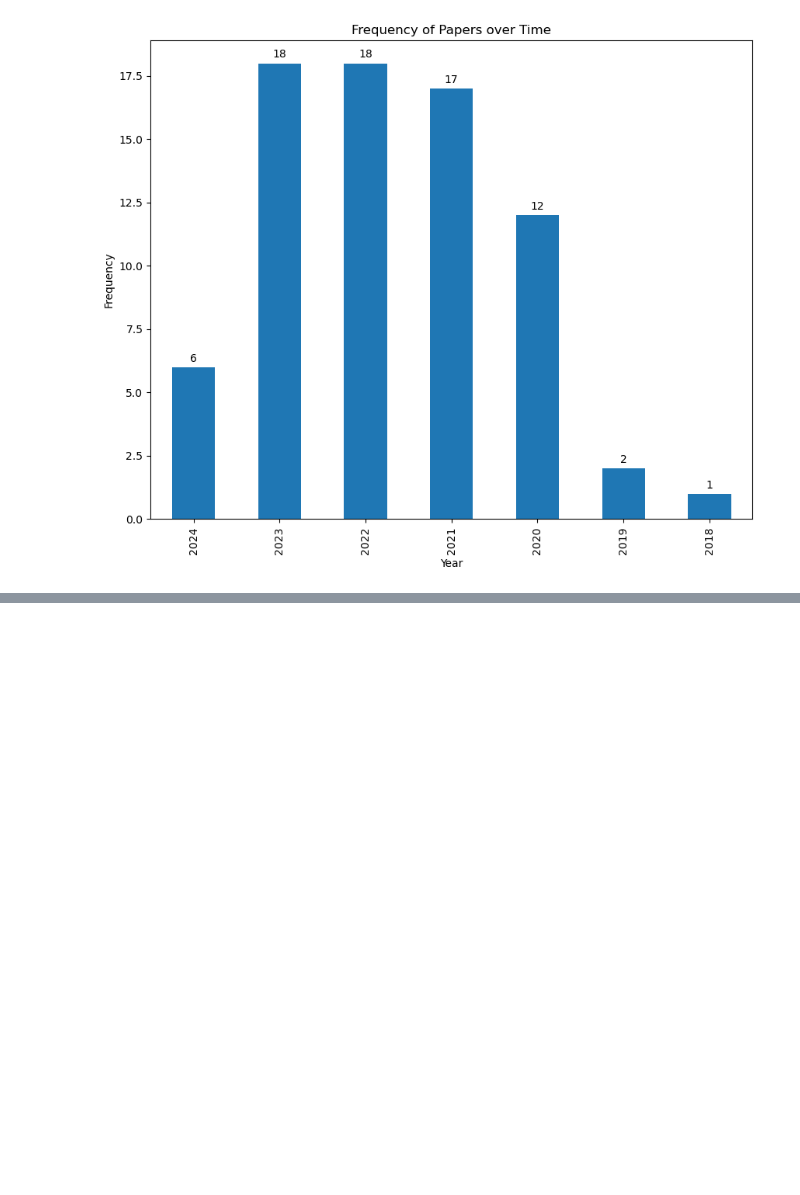
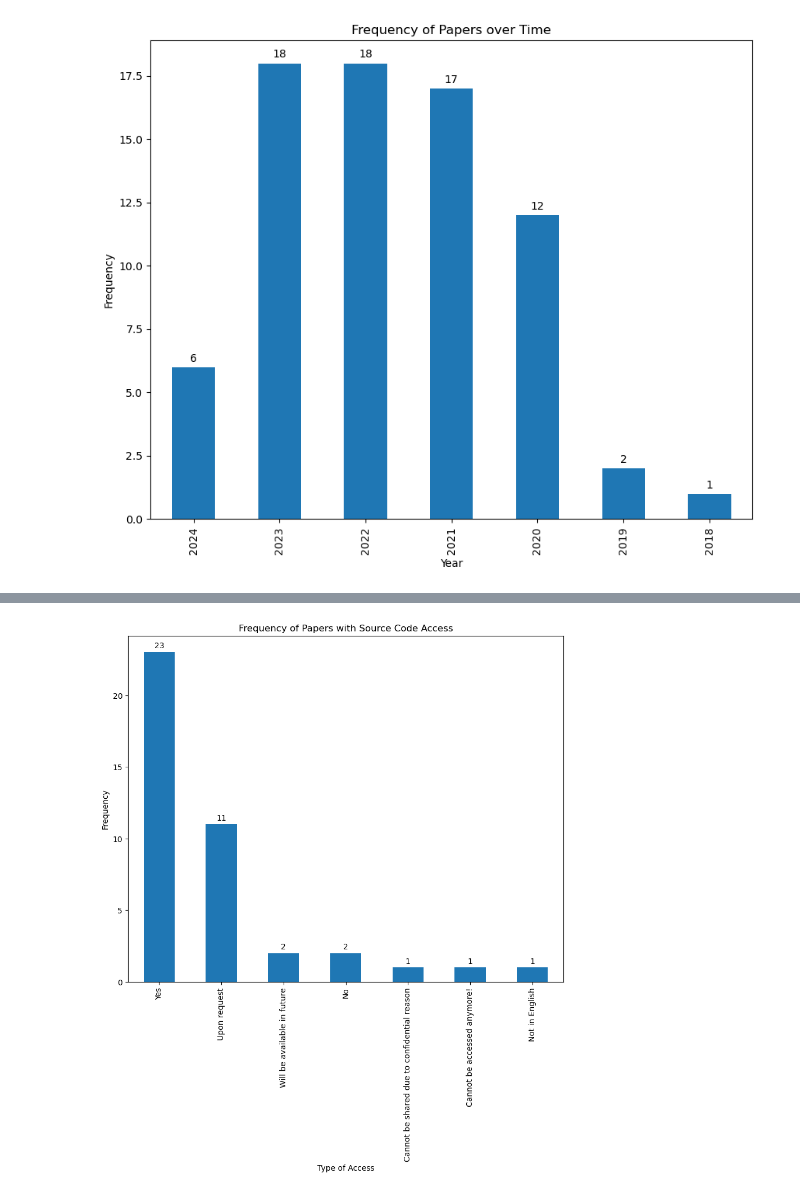
Before and after one commit to pythonhealthdatascience/stress_update, a Jupyter notebook: Analysis.ipynb, the cells around one changed output, grey strips where cells are left out. Cells and saved outputs as stored; diff of their text form; code cells hidden in the pictures; blank space fills up the shorter version.

```diff
--- a/Analysis.ipynb
+++ b/Analysis.ipynb
@@ -127,0 +202,16 @@ See the caveats in the documentation: https://pandas.pydata.org/pandas-docs/stab
+# %%
+Code_Access_freq = USED_STRESS['Source code access'].value_counts()
+
+plt.figure(figsize=(10,8))
+SCAB = Code_Access_freq.plot(kind='bar')
+
+plt.title('Frequency of Papers with Source Code Access')
+plt.xlabel('Type of Access')
+plt.ylabel('Frequency')
+
+# Add data labels on the bars
+SCAB.bar_label(SCAB.containers[0], label_type='edge', padding=3)
+
+plt.show()
+# %% [output]
+[figure, added]
```
Also changed, not shown: parts of 11 cells of this notebook.
